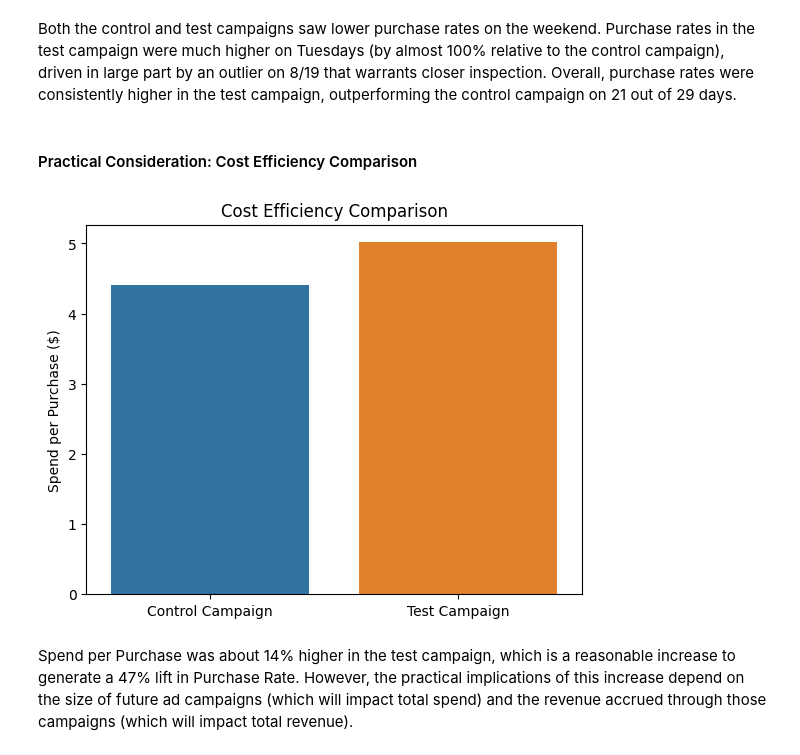
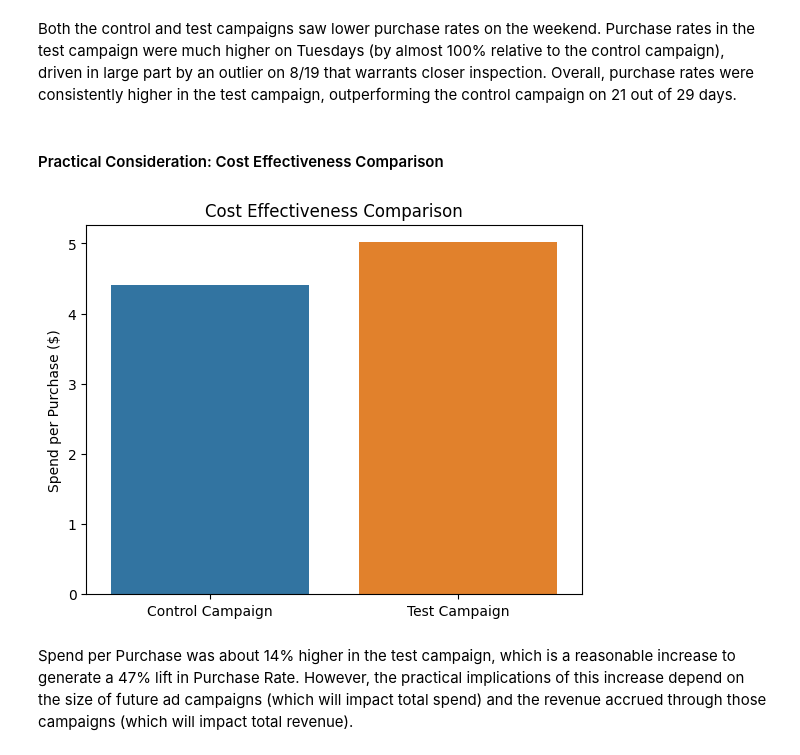
Before and after one commit to jonah916/AB-Testing-Marketing-Project, a Jupyter notebook: AB Testing Project.ipynb, the cells around one changed output. Saved outputs shown, nothing was run; the diff lists cells and outputs as text; code cells hidden in the pictures.

```diff
--- a/AB Testing Project.ipynb
+++ b/AB Testing Project.ipynb
@@ -624,17 +616,18 @@ plt.show()
 # %% [markdown]
 Both the control and test campaigns saw lower purchase rates on the weekend. Purchase rates in the test campaign were much higher on Tuesdays (by almost 100% relative to the control campaign), driven in large part by an outlier on 8/19 that warrants closer inspection. Overall, purchase rates were consistently higher in the test campaign, outperforming the control campaign on 21 out of 29 days.
 # %% [markdown]
-#### Practical Consideration: Cost Efficiency Comparison
+#### Practical Consideration: Cost Effectiveness Comparison
 # %%
 spend_df = summary_df.reset_index()[["index", "Spend per Purchase"]]
 spend_df.columns = ["Campaign Name", "Spend per Purchase ($)"]
 
 plt.figure()
 sns.barplot(data=spend_df, x="Campaign Name", y="Spend per Purchase ($)", hue="Campaign Name")
-plt.title("Cost Efficiency Comparison")
+plt.title("Cost Effectiveness Comparison")
 plt.xlabel("")
 plt.show()
+#plt.savefig("C:\\Users\\Lenovo\\Documents\\AB Testing Project\\spend_per_purchase.png")
 # %% [output]
-[figure, old version]
+[figure, new version]
 # %% [markdown]
 Spend per Purchase was about 14% higher in the test campaign, which is a reasonable increase to generate a 47% lift in Purchase Rate. However, the practical implications of this increase depend on the size of future ad campaigns (which will impact total spend) and the revenue accrued through those campaigns (which will impact total revenue).
```
Also changed, not shown: parts of 10 cells of this notebook.
